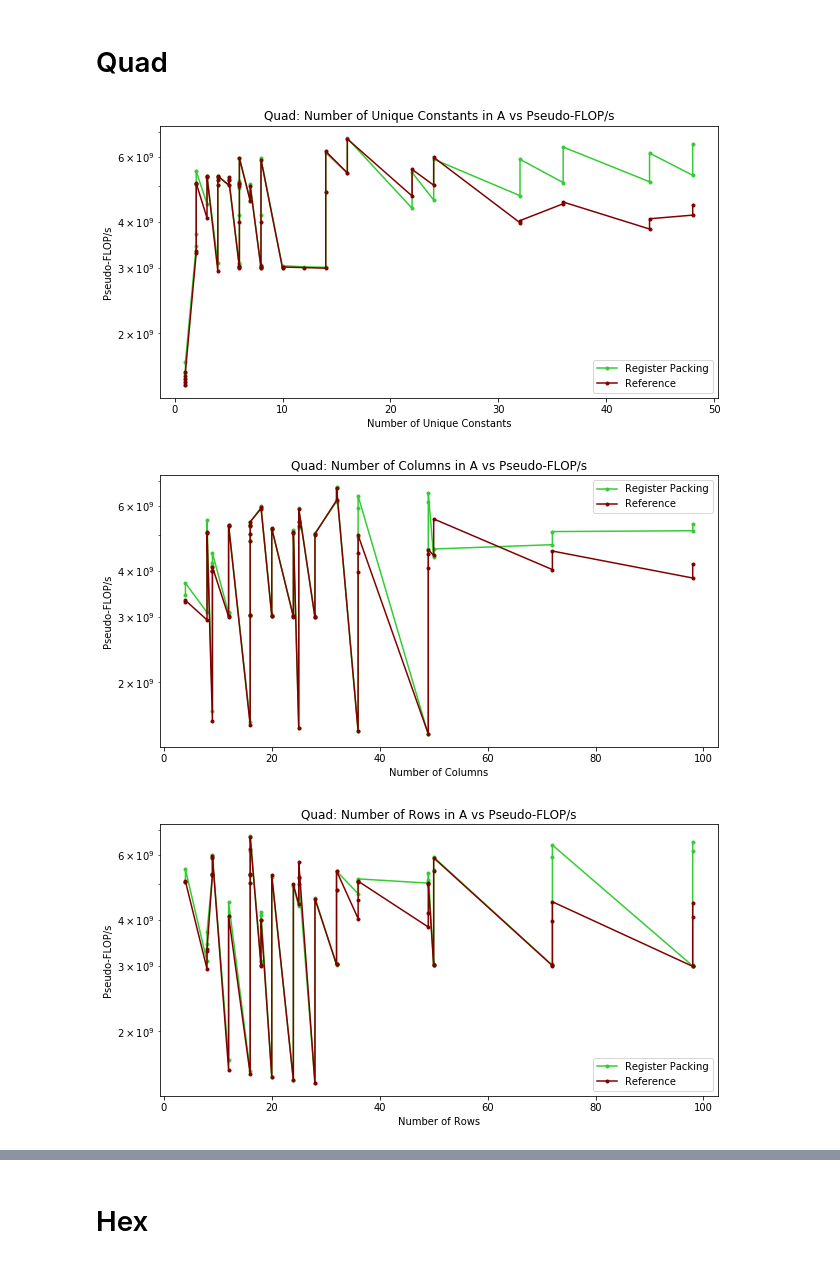
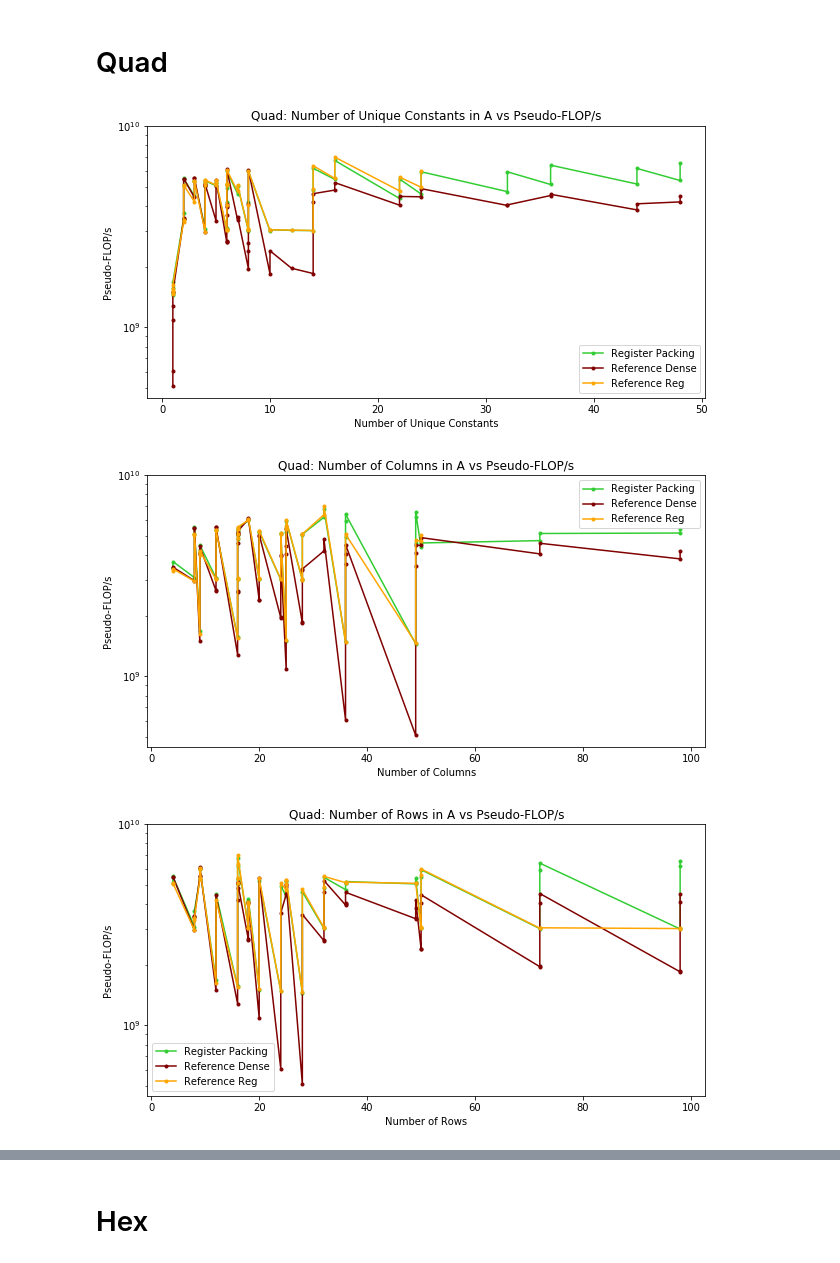
Before and after one commit to mahudu97/fyp-scratch, a Jupyter notebook: src/plot/plot_benchmark.ipynb, the cells around one changed output, grey strips where cells are left out. Cells and saved outputs as stored; diff of their text form; code cells hidden in the pictures.

Commit message:
regpack plots - split reference

```diff
--- a/src/plot/plot_benchmark.ipynb
+++ b/src/plot/plot_benchmark.ipynb
@@ -14,5 +16,6 @@ mat_paths = sum([[os.path.join(dir, file) for file in files] for dir, _, files i
 # %%
 mat_flops = {}
+mat_flops_small = {}
 # %%
 for mat_path in mat_paths:
     with open(mat_path) as f:
@@ -45,11 +55,25 @@ with open(LOG_DIR+"run_2.dat", "rb") as f:
     run_2 = pickle.load(f)
 with open(LOG_DIR+"run_3.dat", "rb") as f:
     run_3 = pickle.load(f)
+
+# upstream more
+with open(LOG_DIR+"dense/run_1.dat", "rb") as f:
+    dense_run_1 = pickle.load(f)
+with open(LOG_DIR+"dense/run_2.dat", "rb") as f:
+    dense_run_2 = pickle.load(f)
+with open(LOG_DIR+"dense/run_3.dat", "rb") as f:
+    dense_run_3 = pickle.load(f)
+
+with open(LOG_DIR+"small/run_1.dat", "rb") as f:
+    small_run_1 = pickle.load(f)
+with open(LOG_DIR+"small/run_2.dat", "rb") as f:
+    small_run_2 = pickle.load(f)
+with open(LOG_DIR+"small/run_3.dat", "rb") as f:
+    small_run_3 = pickle.load(f)
 # %% [markdown]
 ## Sort Data
 # %%
-def sort_values(x_term, run, t='best'):
-    global mat_flops
+def sort_values(x_term, run, mat_flops, t='best'):
     NUM_PANELS = 192000 / 48
 
     local_best = []
@@ -90,27 +114,46 @@ xtitles = ['Number of Unique Constants in A', 'Number of Columns in A',
 # %%
 for i, x_term in enumerate(x_terms):
     # plot best
     plt.figure(figsize=(10,5))
     local_best_x1, local_best_y1, ref_best_x1, ref_best_y1 = \
-        sort_values(x_term, run_1["quad"], 'best')
+        sort_values(x_term, run_1["quad"], mat_flops, 'best')
     local_best_x2, local_best_y2, ref_best_x2, ref_best_y2 = \
-        sort_values(x_term, run_2["quad"], 'best')
+        sort_values(x_term, run_2["quad"], mat_flops, 'best')
     local_best_x3, local_best_y3, ref_best_x3, ref_best_y3 = \
-        sort_values(x_term, run_3["quad"], 'best')
+        sort_values(x_term, run_3["quad"], mat_flops, 'best')
     local_best_y_avg = [sum(elem)/len(elem) for elem in zip(local_best_y1, local_best_y2, local_best_y3)]
     ref_best_y_avg = [sum(elem)/len(elem) for elem in zip(ref_best_y1, ref_best_y2, ref_best_y3)]
 
+    _, _, dense_best_x1, dense_best_y1 = \
+        sort_values(x_term, dense_run_1["quad"], mat_flops, 'best')
+    _, _, dense_best_x2, dense_best_y2 = \
+        sort_values(x_term, dense_run_2["quad"], mat_flops, 'best')
+    _, _, dense_best_x3, dense_best_y3 = \
+        sort_values(x_term, dense_run_3["quad"], mat_flops, 'best')
+    dense_best_y_avg = [sum(elem)/len(elem) for elem in zip(dense_best_y1, dense_best_y2, dense_best_y3)]
+
+    _, _, small_best_x1, small_best_y1 = \
+        sort_values(x_term, small_run_1["quad"], mat_flops_small, 'best')
+    _, _, small_best_x2, small_best_y2 = \
+        sort_values(x_term, small_run_2["quad"], mat_flops_small, 'best')
+    _, _, small_best_x3, small_best_y3 = \
+        sort_values(x_term, small_run_3["quad"], mat_flops_small, 'best')
+    small_best_y_avg = [sum(elem)/len(elem) for elem in zip(small_best_y1, small_best_y2, small_best_y3)]
+
     plt.plot(local_best_x1, local_best_y_avg, label="Register Packing", color="limegreen", marker=".")
-    plt.plot(ref_best_x1, ref_best_y_avg, label="Reference", color="maroon", marker=".")
+#     plt.plot(ref_best_x1, ref_best_y_avg, label="Reference", color="maroon", marker=".")
+    plt.plot(dense_best_x1, dense_best_y_avg, label="Reference Dense", color="maroon", marker=".")
+    plt.plot(small_best_x1, small_best_y_avg, label="Reference Reg", color="orange", marker=".")
 
     plt.xlabel(xlabels[i])
     plt.ylabel("Pseudo-FLOP/s")
     plt.yscale("log", basey=10)
     plt.title("Quad: " + xtitles[i] + " vs Pseudo-FLOP/s")
+    plt.ylim(top=10e9)
     plt.legend()
     plt.savefig("./../../plots/reg_packing_comp/pyfr/quad/"+x_term+".pdf")
     plt.show()
 # %% [output]
-[figure, old version]
+[figure, new version]
-[figure, old version]
+[figure, new version]
-[figure, old version]
+[figure, new version]
```
Also changed, not shown: parts of 6 cells of this notebook, 47 other files.
